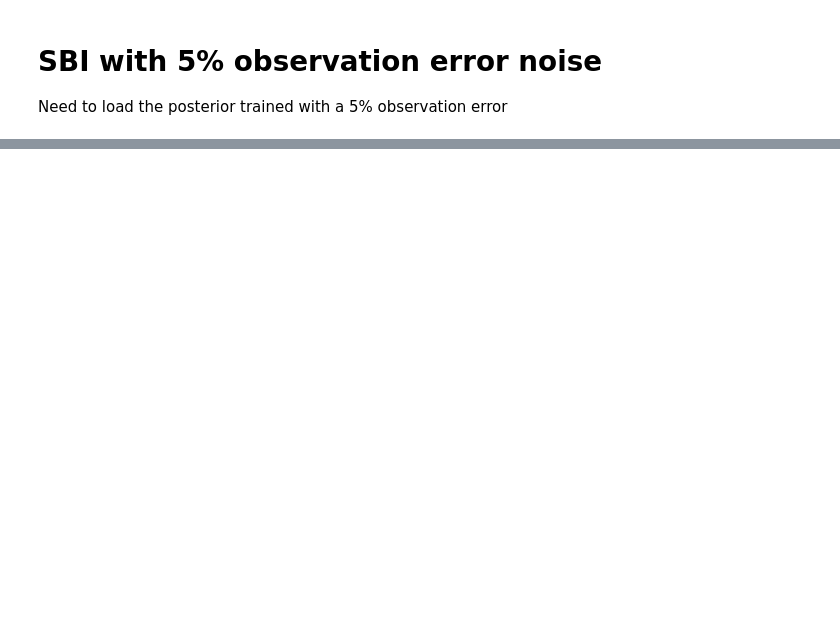
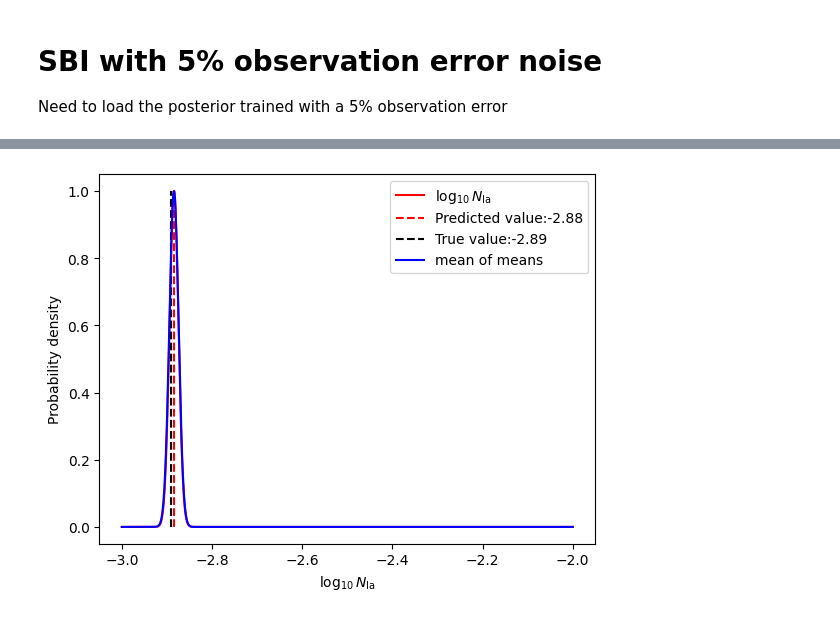
Before and after one commit to bGuenes/sbi_chemical_abundances, a Jupyter notebook: 03_sample_from_posterior.ipynb, the cells around one changed output, grey strips where cells are left out. Drawn from its saved outputs; the diff is of its cells as text; code cells hidden in the pictures; blank space fills up the shorter version.

```diff
--- a/03_sample_from_posterior.ipynb
+++ b/03_sample_from_posterior.ipynb
@@ -161,0 +183,13 @@ plt.show()
+# %%
+plt.plot(x_N_Ia, np.exp(log_pdf_N_Ia- log_pdf_N_Ia.max()), label=r'$\log_{10} N_{\rm Ia}$', color='r')
+plt.vlines(x_N_Ia[log_pdf_N_Ia.argmax()], 0, 1, color='r', linestyle='--', label=r'Predicted value:{:.2f}'.format(x_N_Ia[log_pdf_N_Ia.argmax()]))
+plt.vlines(global_params[0,1], 0, 1, color='k', linestyle='--', label=r'True value:{:.2f}'.format(global_params[0,1]))
+
+plt.plot(x_N_Ia, norm.pdf(x_N_Ia, log10_N_Ia_obs.mean(), log10_N_Ia_obs.std()/np.sqrt(len(log10_N_Ia_obs)))/norm.pdf(log10_N_Ia_obs.mean(), log10_N_Ia_obs.mean(), log10_N_Ia_obs.std()/np.sqrt(len(log10_N_Ia_obs))), label=r'mean of means', color='b')
+
+plt.xlabel(r'$\log_{10} N_{\rm Ia}$')
+plt.ylabel('Probability density')
+plt.legend()
+plt.show()
+# %% [output]
+[figure, added]
```
Also changed, not shown: parts of 14 cells of this notebook, 3 other files.
